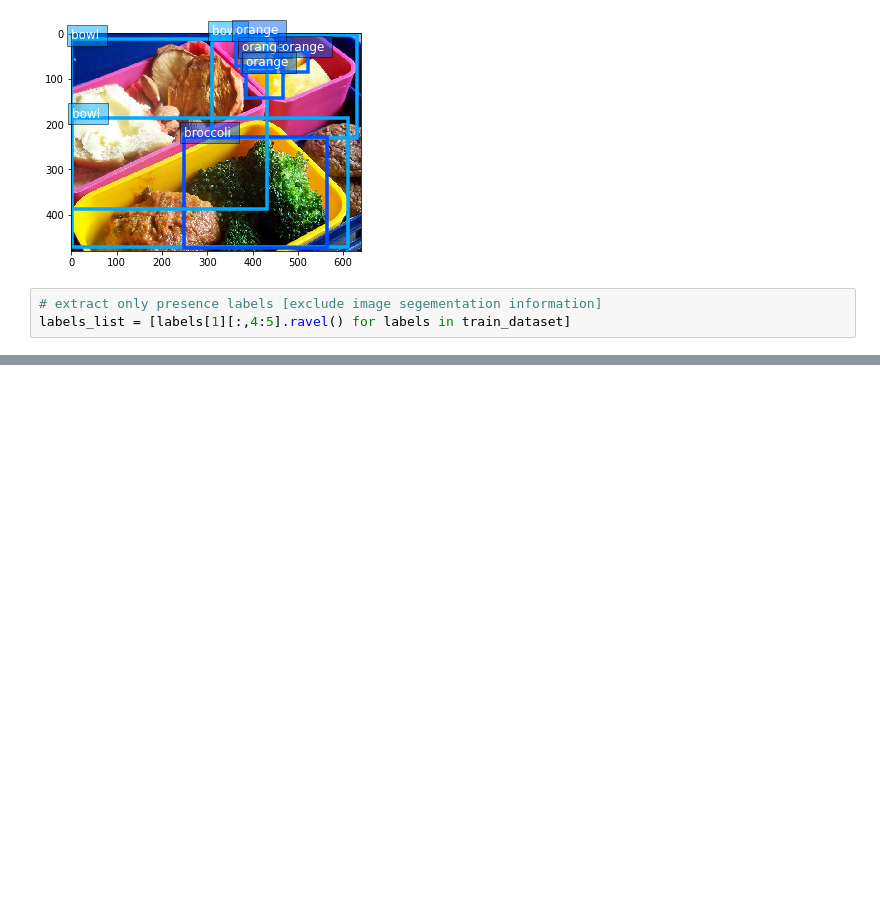
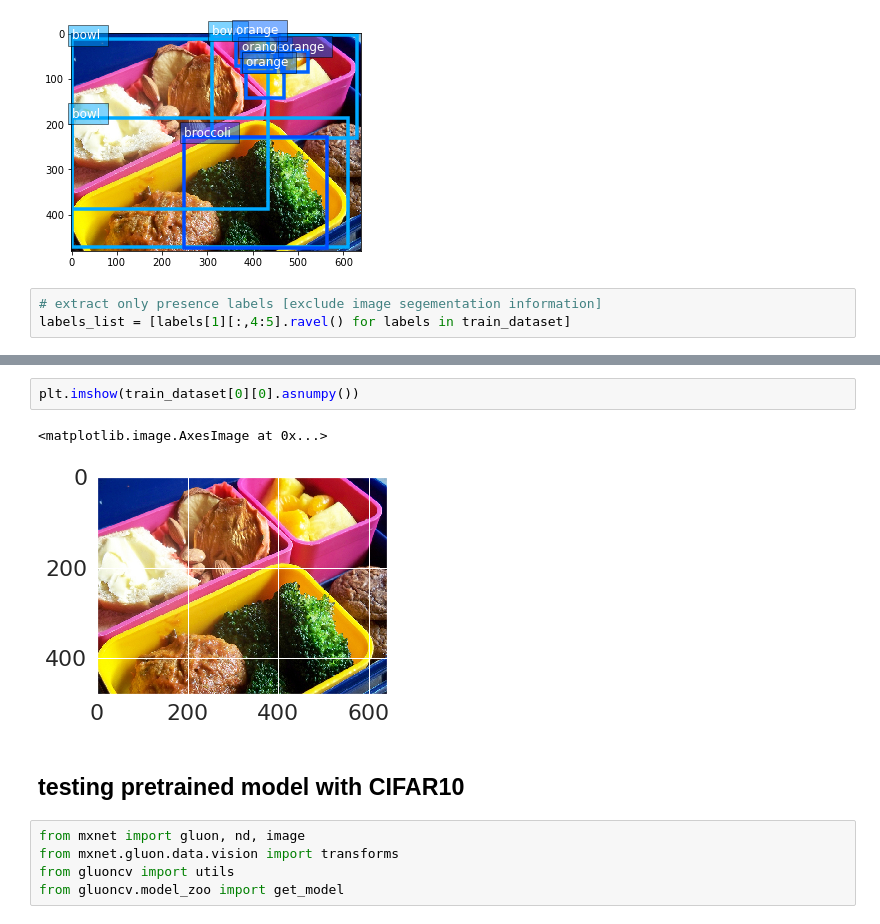
Before and after one commit to KarimMibrahim/mlml_weightedLoss, a Jupyter notebook: MScoco_experiment.ipynb, the cells around one changed output, grey strips where cells are left out. Cells and saved outputs as stored; diff of their text form; blank space fills up the shorter version.

```diff
--- a/MScoco_experiment.ipynb
+++ b/MScoco_experiment.ipynb
@@ -80,0 +125,12 @@ labels_df = pd.DataFrame(binarized_labels,columns=sorted_names)
+# %%
+plt.imshow(train_dataset[0][0].asnumpy())
+# %% [output]
+<matplotlib.image.AxesImage at 0x...>
+[figure, added]
+# %% [markdown]
+## testing pretrained model with CIFAR10
+# %%
+from mxnet import gluon, nd, image
+from mxnet.gluon.data.vision import transforms
+from gluoncv import utils
+from gluoncv.model_zoo import get_model
```
Also changed, not shown: parts of 25 cells of this notebook, 1 other file.
